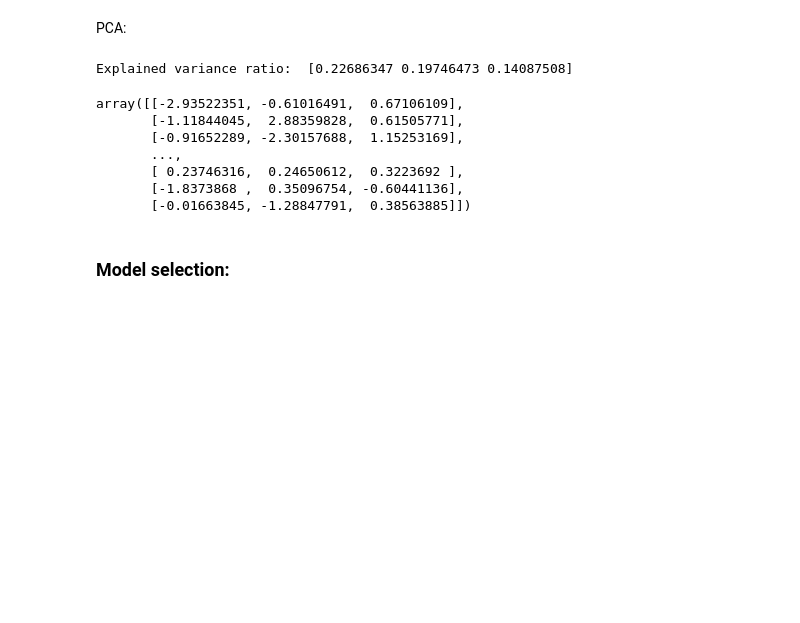
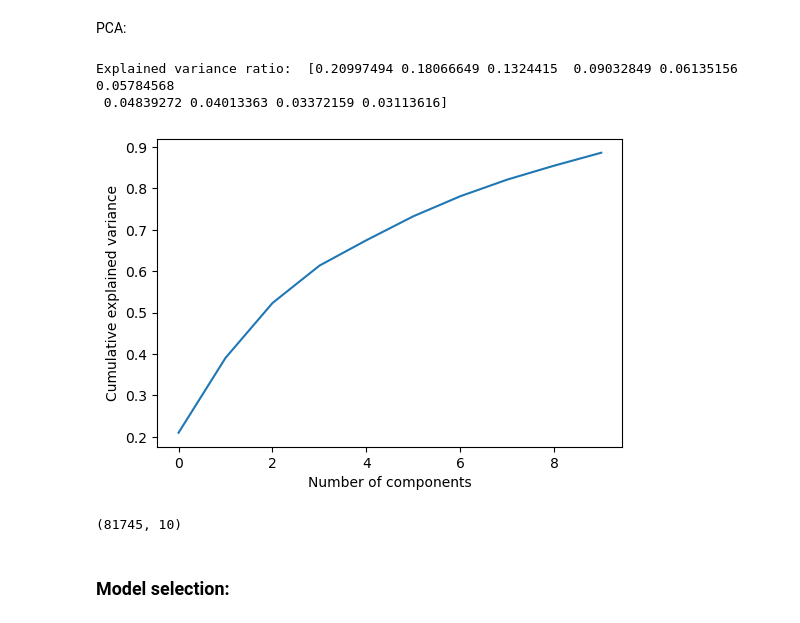
Before and after one commit to YssfDevOps/Rain-In-Australia-Kaggle-Prediction-Project, a Jupyter notebook: rainAUS.ipynb, the cells around one changed output. Cells and saved outputs as stored; diff of their text form; code cells hidden in the pictures; blank space fills up the shorter version.

```diff
--- a/rainAUS.ipynb
+++ b/rainAUS.ipynb
@@ -432,31 +423,34 @@ PCA:
 # %%
 def apply_pca(X_train, X_test, n_components):
     # Initialize PCA
     pca = PCA(n_components=n_components)
 
     # Fit and transform the training data
     X_train_pca = pca.fit_transform(X_train)
 
     # Transform the test data
     X_test_pca = pca.transform(X_test)
 
     # Print the explained variance ratio
     print("Explained variance ratio: ", pca.explained_variance_ratio_)
 
+    explained_variance = np.cumsum(pca.explained_variance_ratio_)
+
+    plt.plot(explained_variance)
+    plt.xlabel('Number of components')
+    plt.ylabel('Cumulative explained variance')
+    plt.show()
+
     return X_train_pca, X_test_pca
 
 # Apply the function to your train and test sets
-X_train_reduced_pca, X_test_reduced_pca = apply_pca(X_train_reduced, X_test_reduced, 3)
-X_train_reduced_pca
+X_train_reduced_pca, X_test_reduced_pca = apply_pca(X_train_reduced, X_test_reduced, 10)
+X_train_reduced_pca.shape
 # %% [output]
-Explained variance ratio:  [0.22686347 0.19746473 0.14087508]
+Explained variance ratio:  [0.20997494 0.18066649 0.1324415  0.09032849 0.06135156 0.05784568
+ 0.04839272 0.04013363 0.03372159 0.03113616]
+[figure, added]
-array([[-2.93522351, -0.61016491,  0.67106109],
-       [-1.11844045,  2.88359828,  0.61505771],
-       [-0.91652289, -2.30157688,  1.15253169],
-       ...,
-       [ 0.23746316,  0.24650612,  0.3223692 ],
-       [-1.8373868 ,  0.35096754, -0.60441136],
-       [-0.01663845, -1.28847791,  0.38563885]])
+(81745, 10)
 # %% [markdown]
 ### Model selection:
 # %% [markdown]
```
Also changed, not shown: parts of 22 cells of this notebook.
